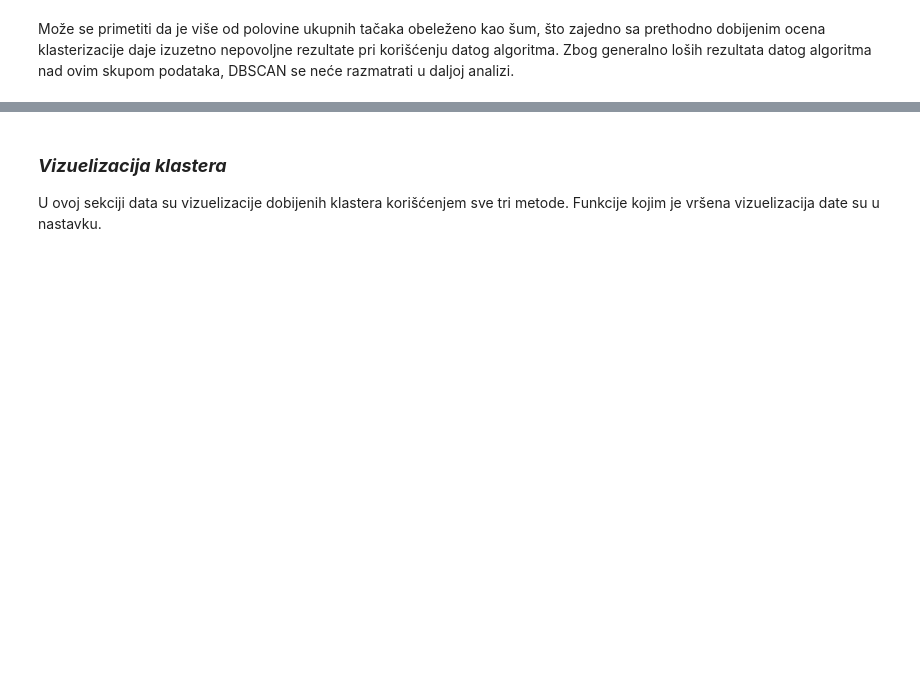
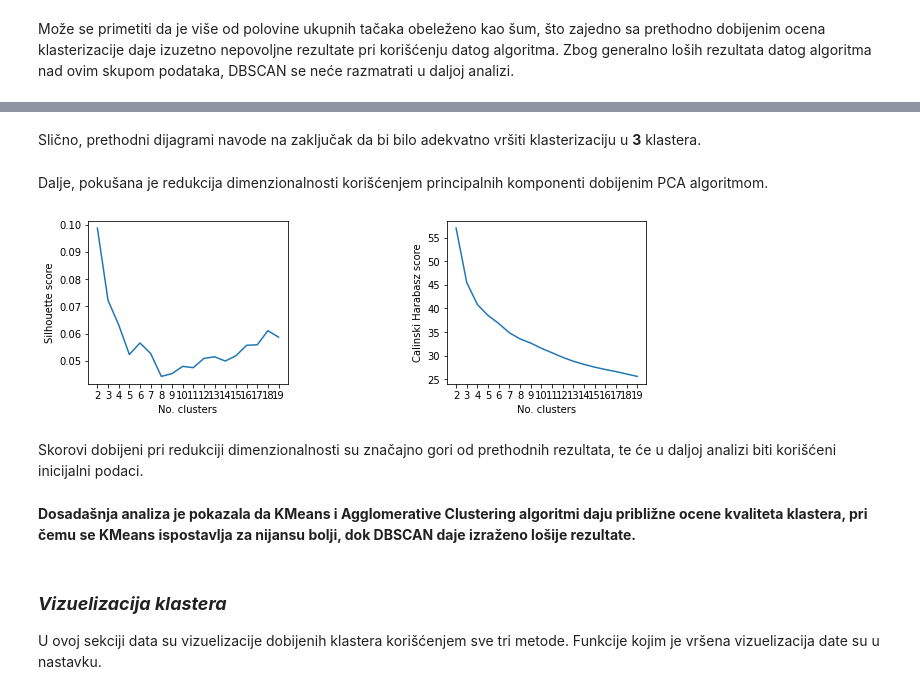
Before and after one commit to LastChanceKatze/ml_young_people_survey, a Jupyter notebook: movie_preferences_clustering.ipynb, the cells around one changed output, grey strips where cells are left out. Saved outputs shown, nothing was run; the diff lists cells and outputs as text; code cells hidden in the pictures; blank space fills up the shorter version.

```diff
--- a/movie_preferences_clustering.ipynb
+++ b/movie_preferences_clustering.ipynb
@@ -429,3 +445,15 @@ Može se primetiti da je više od polovine ukupnih tačaka obeleženo kao šum,
+# %% [markdown]
+Slično, prethodni dijagrami navode na zaključak da bi bilo adekvatno vršiti klasterizaciju u **3** klastera.
+# %% [markdown]
+Dalje, pokušana je redukcija dimenzionalnosti korišćenjem principalnih komponenti dobijenim PCA algoritmom.
+# %%
+plot_scores(data=data_pca_n, num_iters=20, algorithm_name="agglomerative", nn_metric="cosine")
+# %% [output]
+[figure, added]
+# %% [markdown]
+Skorovi dobijeni pri redukciji dimenzionalnosti su značajno gori od prethodnih rezultata, te će u daljoj analizi biti korišćeni inicijalni podaci.
+# %% [markdown]
+**Dosadašnja analiza je pokazala da KMeans i Agglomerative Clustering algoritmi daju približne ocene kvaliteta klastera, pri čemu se KMeans ispostavlja za nijansu bolji, dok DBSCAN daje izraženo lošije rezultate.**
 # %% [markdown]
 ### ***Vizuelizacija klastera***
 U ovoj sekciji data su vizuelizacije dobijenih klastera korišćenjem sve tri metode. Funkcije kojim je vršena vizuelizacija date su u nastavku.
```
Also changed, not shown: parts of 21 cells of this notebook.
